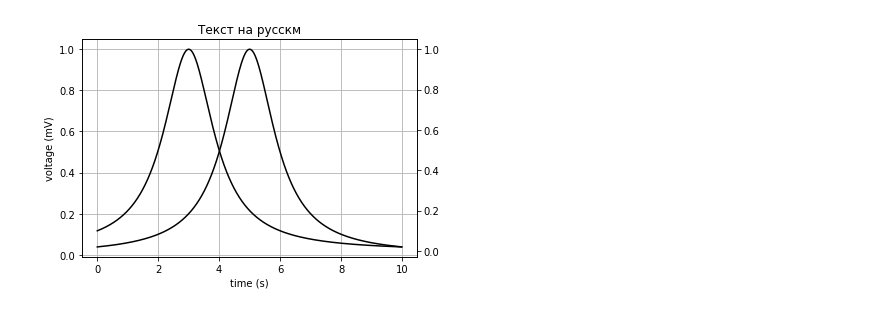
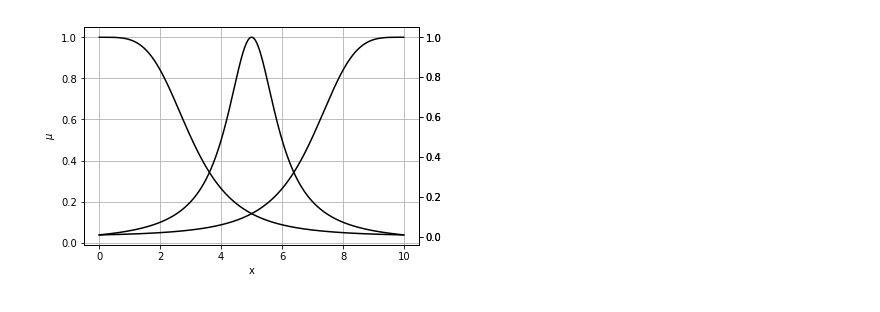
Before and after one commit to fox0/twi_bot, a Jupyter notebook: draft/article.ipynb, the cells around one changed output. Drawn from its saved outputs; the diff is of its cells as text; code cells hidden in the pictures.

```diff
--- a/draft/article.ipynb
+++ b/draft/article.ipynb
@@ -47,32 +67,31 @@ plt.savefig('fi2.png', dpi=300)
 # %%
 # coding: utf-8
 import matplotlib.pyplot as plt
 import numpy as np
 
 
-def f(x, a):
-    return 1 / (1 + (x-a)**2)
+def f(x, u, p=2, k=1):
+    return 1 / (1 + ((x-u)/k)**p)
 
 
 x = np.arange(0.0, 10.0, 0.01)
 y = f(x, 5)
-y2 = f(x, 3)
-
-
 fig, ax = plt.subplots()
 ax.plot(x, y, color='0')
 
+y2 = f(x, 0, p=4, k=3)
 ax2 = ax.twinx()
+ax2.plot(x, y2, color='0')
 
-# ax2.set_ylabel('sin', color=color)  # we already handled the x-label with ax1
-ax2.plot(x, y2, color='0')
-# ax2.tick_params(axis='y', labelcolor=color)
+y3 = f(x, 10, p=4, k=3)
+ax3 = ax.twinx()
+ax3.plot(x, y3, color='0')
 
-ax.set(xlabel='time (s)', ylabel='voltage (mV)',
-       title=u'Текст на русскм')
+ax.set(xlabel='x', ylabel=r'$\mu$')  # title=u'Текст на русскм')
+
 ax.grid()
 
-fig.savefig('fig3.png', dpi=300)
+fig.savefig('fig4.png', dpi=300)
 # plt.show()
 # %% [output]
-[figure, old version]
+[figure, new version]
```
Also changed, not shown: parts of 2 cells of this notebook.
